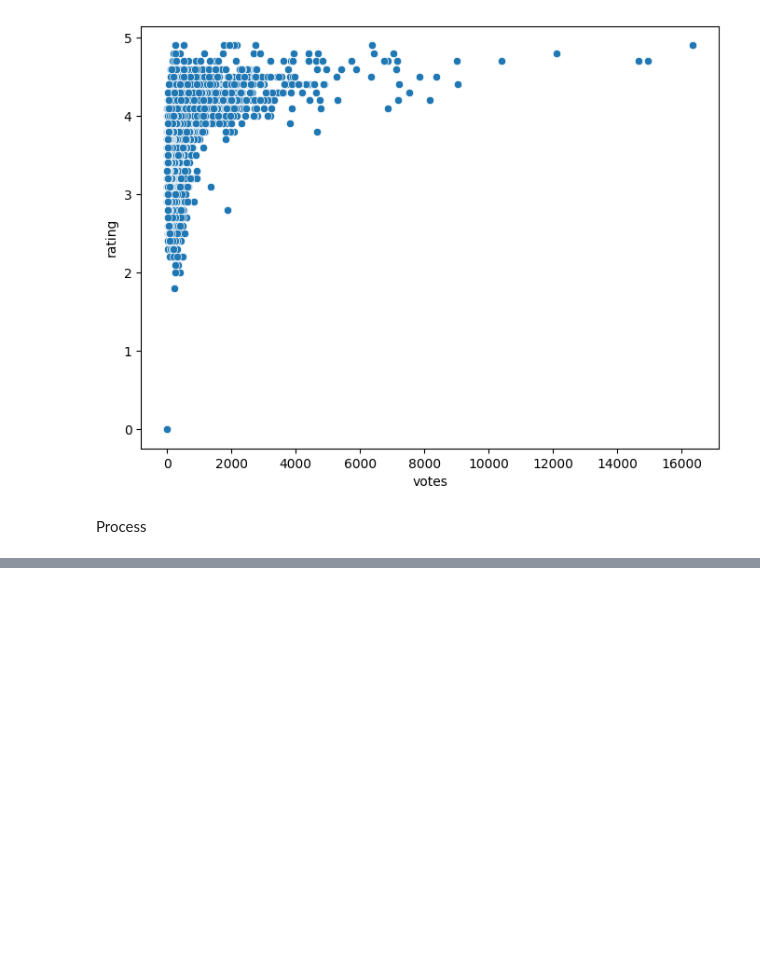
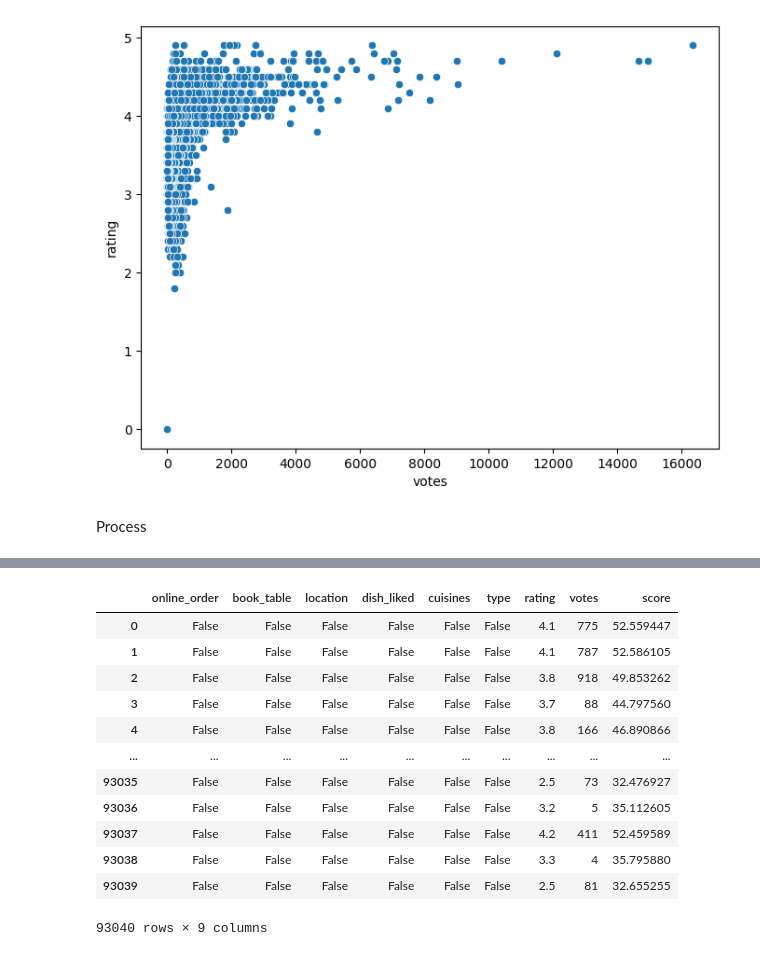
Before and after one commit to minhvq36/assignment_dbm, a Jupyter notebook: Data_preprocessing.ipynb, the cells around one changed output, grey strips where cells are left out. Drawn from its saved outputs; the diff is of its cells as text; code cells hidden in the pictures; blank space fills up the shorter version.

```diff
--- a/Data_preprocessing.ipynb
+++ b/Data_preprocessing.ipynb
@@ -389,0 +459,37 @@ data.nlargest(20, columns='score')
+# %%
+# data['score'] += data['online_order'].apply(lambda x: 1 if x==input['online_order'] else 0)
+# data['score'] += data['book_table'].apply(lambda x: 1 if x==input['book_table'] else 0)
+# data['score'] += data['location'].apply(lambda x: 15 if x==input['location'] else 0)
+# data['score'] += 10*data['rating']
+# data['score'] += 4*np.log10(1+data['votes'])
+# data['score'] += data['dish_liked'].apply(lambda x: 3 if input['dish_liked'] in x else 0)
+# data['score'] += data['cuisines'].apply(lambda x: 5 if input['cuisines'] in x else 0)
+# data['score'] += data['type'].apply(lambda x: 3 if x==input['type'] else 0)
+
+# train = pd.DataFrame()
+# train['online_order'] = data['online_order']==input['online_order']
+# train['book_table'] = data['book_table']==input['book_table']
+# train['location'] = data['location']==input['location']
+# train['dish_liked'] = data['dish_liked'].apply(lambda x: True if input['dish_liked'] in x else False)
+# train['cuisines'] = data['cuisines'].apply(lambda x: True if input['cuisines'] in x else False)
+# train['type'] = data['type']==input['type']
+# train['rating'] = data['rating']
+# train['votes'] = data['votes']
+# train['score'] = data['score']
+
+
+train
+# %% [output]
+|  | online_order | book_table | location | dish_liked | cuisines | type | rating | votes | score |
+| 0 | False | False | False | False | False | False | 4.1 | 775 | 52.559447 |
+| 1 | False | False | False | False | False | False | 4.1 | 787 | 52.586105 |
+| 2 | False | False | False | False | False | False | 3.8 | 918 | 49.853262 |
+| 3 | False | False | False | False | False | False | 3.7 | 88 | 44.797560 |
+| 4 | False | False | False | False | False | False | 3.8 | 166 | 46.890866 |
+| ... | ... | ... | ... | ... | ... | ... | ... | ... | ... |
+| 93035 | False | False | False | False | False | False | 2.5 | 73 | 32.476927 |
+| 93036 | False | False | False | False | False | False | 3.2 | 5 | 35.112605 |
+| 93037 | False | False | False | False | False | False | 4.2 | 411 | 52.459589 |
+| 93038 | False | False | False | False | False | False | 3.3 | 4 | 35.795880 |
+| 93039 | False | False | False | False | False | False | 2.5 | 81 | 32.655255 |
+93040 rows × 9 columns
```
Also changed, not shown: parts of 23 cells of this notebook, 1 other file.
